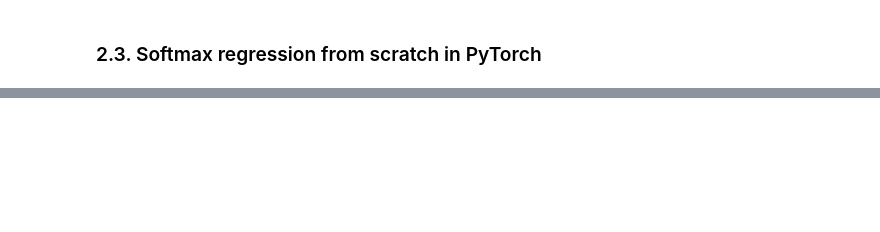
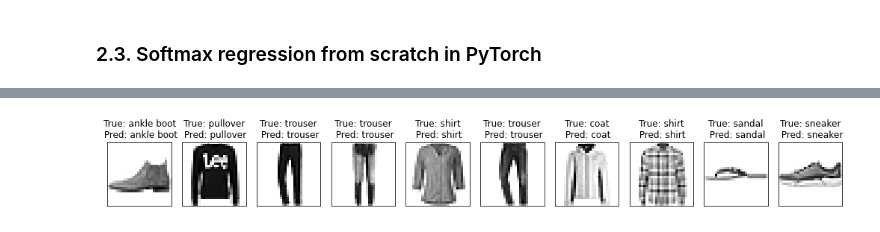
Before and after one commit to zafarrafii/Deep-Learning, a Jupyter notebook: Tests.ipynb, the cells around one changed output, grey strips where cells are left out. Drawn from its saved outputs; the diff is of its cells as text; code cells hidden in the pictures; blank space fills up the shorter version.

Commit message:
Finished softmax regression in PyTorch, started API version.

```diff
--- a/Tests.ipynb
+++ b/Tests.ipynb
@@ -453,6 +476,7 @@ for i in range(number_epochs):
 # %% [markdown]
 ### 2.3. Softmax regression from scratch in PyTorch
 # %%
+import matplotlib.pyplot as plt
 import torch
 import torchvision
 from torch.utils import data
@@ -478,45 +502,41 @@ output_size = 10
 W = torch.normal(0, 0.01, size=(input_size, output_size), requires_grad=True)
 b = torch.zeros(output_size, requires_grad=True)
 
-# Define a function for the softmax regression model
-def model(X):
-
-    # Compute the logits, after flattening the images
-    O = torch.matmul(torch.reshape(X_batch, (-1, input_size)), W) + b
-
-    # Compute the softmax
-    O_exp = torch.exp(O)
-    y = O_exp/torch.sum(O_exp)
-
-    return y
-
-# Initialize an array for the mean loss over the minibatches of every epoch
-epoch_loss = torch.zeros(number_epochs)
+# Initialize lists for the mean train loss, train and test accuracy over the minibatches for every epoch
+train_loss = [[] for _ in range(number_epochs)]
+train_accuracy = [[] for _ in range(number_epochs)]
+test_accuracy = [[] for _ in range(number_epochs)]
 
 # Loop over the epochs
 for i in range(number_epochs):
 
-    # Initialize a list for the mean loss over the examples of every minibatch
-    batch_loss = []
+    # Loop over the train examples in minibatches
+    for X, y in train_iter:
 
-    # Loop over the examples in minibatches
-    for X_batch, y_batch in train_iter:
+        # Compute the logits, after flattening the images
+        O = torch.matmul(torch.reshape(X, (-1, input_size)), W) + b
 
-        # Compute the output for the current batch
-        y_hat = model(X_batch)
+        # Compute the softmax of the logits
+        O_exp = torch.exp(O)
+        y_hat = O_exp/torch.sum(O_exp, 1, keepdim=True)
 
         # Compute the cross-entropy loss (use the indices of the true classes in y_batch
         # to get the corresponding probabilities in y_batch, for all the examples)
-        l = -torch.log(y_hat[range(y_hat.shape[0]), y_batch])
+        l = -torch.log(y_hat[range(y_hat.shape[0]), y])
+
+        # Save the mean loss for the minibatch
+        train_loss[i].append(torch.mean(l).item())
+
+        # Compute the mean accuracy for the minibatch
+        a = torch.mean((torch.argmax(y_hat, dim=1)==y)*1.0).item()
+        train_accuracy[i].append(a)
 
         # Compute the gradient on l with respect to W and b
+        # (sum and not mean as the gradients will be divided by the batch size during SGD)
         torch.sum(l).backward()
 
         # Disable gradient calculation for the following operations not to be differentiable
         with torch.no_grad():
-
-            # Save the mean loss for the current minibatch
-            batch_loss.append(torch.mean(l).item())
 
             # Update the weights and bias using SGD
             # (use augmented assignments to avoid modifying existing variables)
@@ -527,9 +547,39 @@ for i in range(number_epochs):
             W.grad.zero_()
             b.grad.zero_()
 
-    # Update the mean loss for the current epoch
-    epoch_loss[i] = sum(batch_loss)/len(batch_loss)
+    # Derive the mean train loss and accuracy for the current epoch
+    train_loss[i] = sum(train_loss[i])/len(train_loss[i])
+    train_accuracy[i] = sum(train_accuracy[i])/len(train_accuracy[i])
+
+    # Compute the test outputs and derive the test accuracy for every epoch, in minibatches
+    with torch.no_grad():
+        for X, y in test_iter:
+            O = torch.matmul(torch.reshape(X, (-1, input_size)), W) + b
+            O_exp = torch.exp(O)
+            y_hat = O_exp/torch.sum(O_exp, 1, keepdim=True)
+            a = torch.mean((torch.argmax(y_hat, dim=1)==y)*1.0).item()
+            test_accuracy[i].append(a)
+    test_accuracy[i] = sum(test_accuracy[i])/len(test_accuracy[i])
 
     # Print the progress
-    print(f'{i+1}/{number_epochs}: {epoch_loss[i]}')
+    print(f'{i+1}/{number_epochs}: train_loss={train_loss[i]:.3f}; train_accuracy={train_accuracy[i]:.3f}; test_accuracy={test_accuracy[i]:.3f}')
+
+# Show some predictions
+plt.figure(figsize=(14, 2))
+number_examples = 10
+label_list = ['t-shirt', 'trouser', 'pullover', 'dress', 'coat', 'sandal', 'shirt', 'sneaker', 'bag', 'ankle boot']
+for i in range(number_examples):
+    for X, y in test_iter:
+        break
+    O = torch.matmul(torch.reshape(X, (-1, input_size)), W) + b
+    O_exp = torch.exp(O)
+    y_hat = O_exp/torch.sum(O_exp, 1, keepdim=True)
+    y_hat = torch.argmax(y_hat, dim=1)
+    plt.subplot(1, number_examples, i+1)
+    plt.imshow(X[i][0], cmap='binary')
+    plt.title(f'True: {label_list[y[i].item()]}\n Pred: {label_list[y_hat[i]]}')
+    plt.xticks([])
+    plt.yticks([])
+    plt.tight_layout()
+plt.show()
 # %% [output]
@@ -545,0 +596 @@ for i in range(number_epochs):
+[figure, added]
```
Also changed, not shown: parts of 6 cells of this notebook.
